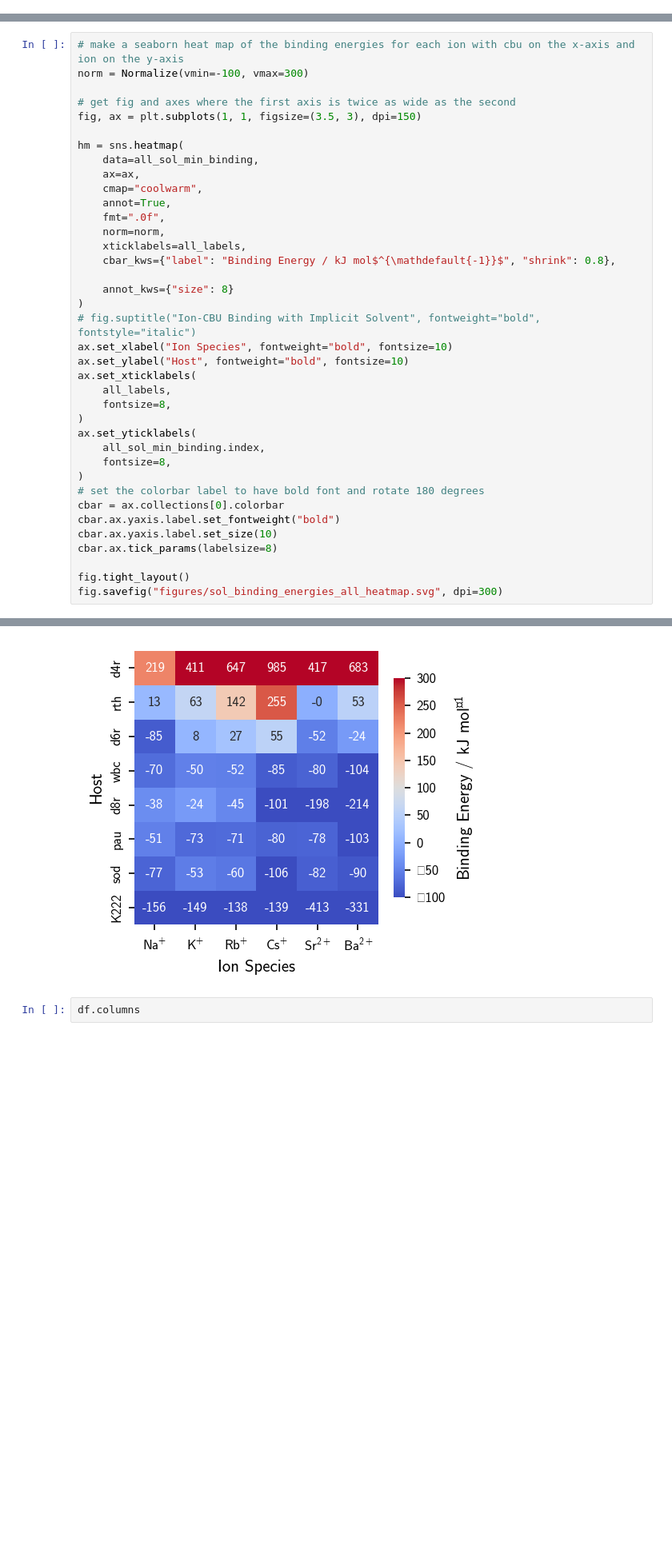
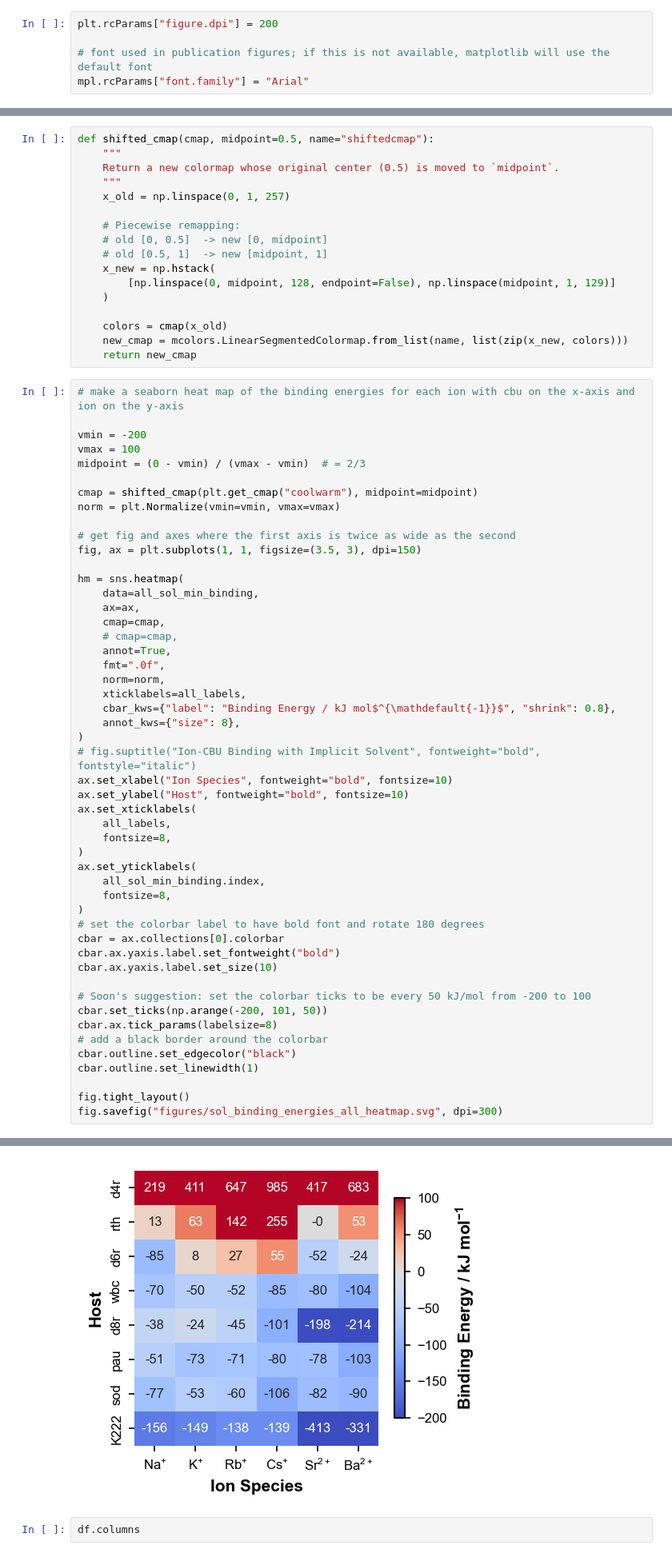
Before and after one commit to Soonhyoung-Kwon/data-driven-sda-for-zeolites-containing-lta-cavities, a Jupyter notebook: ISDA_DFT/binding_ISDA_analysis.ipynb, the cells around one changed output, grey strips where cells are left out. Shown at 80% size. Drawn from its saved outputs; the diff is of its cells as text; blank space fills up the shorter version.

Commit message:
DOC: update binding heatmap and other ISDA figs

```diff
--- a/ISDA_DFT/binding_ISDA_analysis.ipynb
+++ b/ISDA_DFT/binding_ISDA_analysis.ipynb
@@ -29,3 +27,8 @@ plt.rcParams["figure.dpi"] = 200
+# %%
+plt.rcParams["figure.dpi"] = 200
+
+# font used in publication figures; if this is not available, matplotlib will use the default font
+mpl.rcParams["font.family"] = "Arial"
 # %%
 HARTREE_TO_KJ_MOL = 2625.5002  # kJ/mol
 K_BOLTZMANN = 0.008314463  # kJ/mol/K
@@ -420,6 +407,29 @@ Font 'default' does not have a glyph for '\u2212' [U+2212], substituting with a
+# %%
+def shifted_cmap(cmap, midpoint=0.5, name="shiftedcmap"):
+    """
+    Return a new colormap whose original center (0.5) is moved to `midpoint`.
+    """
+    x_old = np.linspace(0, 1, 257)
+
+    # Piecewise remapping:
+    # old [0, 0.5]  -> new [0, midpoint]
+    # old [0.5, 1]  -> new [midpoint, 1]
+    x_new = np.hstack(
+        [np.linspace(0, midpoint, 128, endpoint=False), np.linspace(midpoint, 1, 129)]
+    )
+
+    colors = cmap(x_old)
+    new_cmap = mcolors.LinearSegmentedColormap.from_list(name, list(zip(x_new, colors)))
+    return new_cmap
 # %%
 # make a seaborn heat map of the binding energies for each ion with cbu on the x-axis and ion on the y-axis
-norm = Normalize(vmin=-100, vmax=300)
+
+vmin = -200
+vmax = 100
+midpoint = (0 - vmin) / (vmax - vmin)  # = 2/3
+
+cmap = shifted_cmap(plt.get_cmap("coolwarm"), midpoint=midpoint)
+norm = plt.Normalize(vmin=vmin, vmax=vmax)
 
 # get fig and axes where the first axis is twice as wide as the second
 fig, ax = plt.subplots(1, 1, figsize=(3.5, 3), dpi=150)
@@ -427,14 +437,14 @@ fig, ax = plt.subplots(1, 1, figsize=(3.5, 3), dpi=150)
 hm = sns.heatmap(
     data=all_sol_min_binding,
     ax=ax,
-    cmap="coolwarm",
+    cmap=cmap,
+    # cmap=cmap,
     annot=True,
     fmt=".0f",
     norm=norm,
     xticklabels=all_labels,
     cbar_kws={"label": "Binding Energy / kJ mol$^{\mathdefault{-1}}$", "shrink": 0.8},
-
-    annot_kws={"size": 8}
+    annot_kws={"size": 8},
 )
 # fig.suptitle("Ion-CBU Binding with Implicit Solvent", fontweight="bold", fontstyle="italic")
 ax.set_xlabel("Ion Species", fontweight="bold", fontsize=10)
@@ -451,7 +461,13 @@ ax.set_yticklabels(
 cbar = ax.collections[0].colorbar
 cbar.ax.yaxis.label.set_fontweight("bold")
 cbar.ax.yaxis.label.set_size(10)
+
+# Soon's suggestion: set the colorbar ticks to be every 50 kJ/mol from -200 to 100
+cbar.set_ticks(np.arange(-200, 101, 50))
 cbar.ax.tick_params(labelsize=8)
+# add a black border around the colorbar
+cbar.outline.set_edgecolor("black")
+cbar.outline.set_linewidth(1)
 
 fig.tight_layout()
 fig.savefig("figures/sol_binding_energies_all_heatmap.svg", dpi=300)
@@ -469,4 +475,4 @@ Font 'default' does not have a glyph for '\u2212' [U+2212], substituting with a
-[figure, old version]
+[figure, new version]
 # %%
 df.columns
 # %% [output]
```
Also changed, not shown: parts of 12 cells of this notebook, 7 other files.
